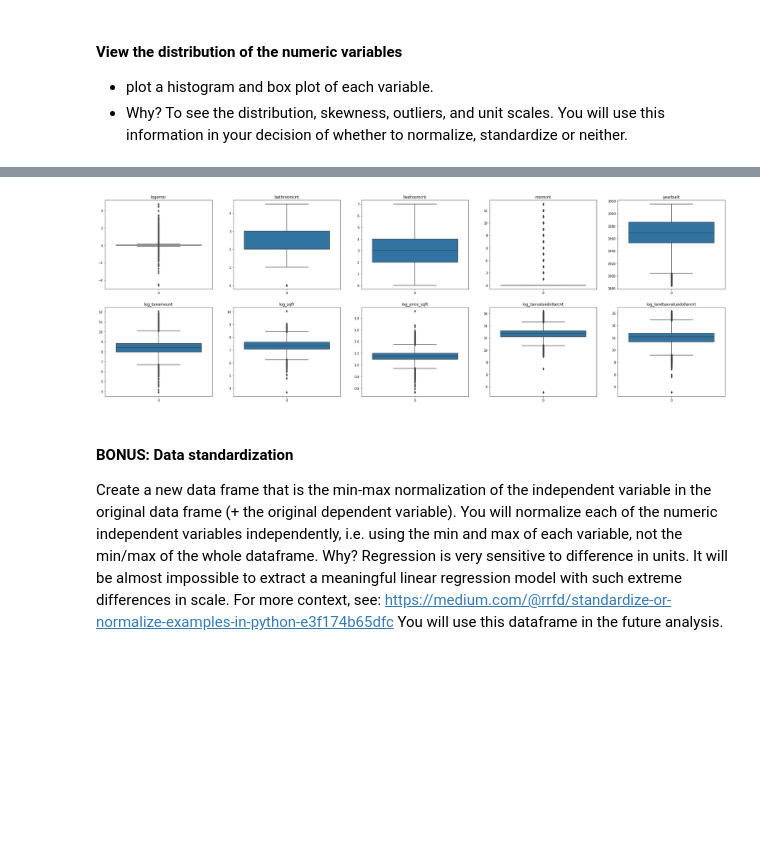
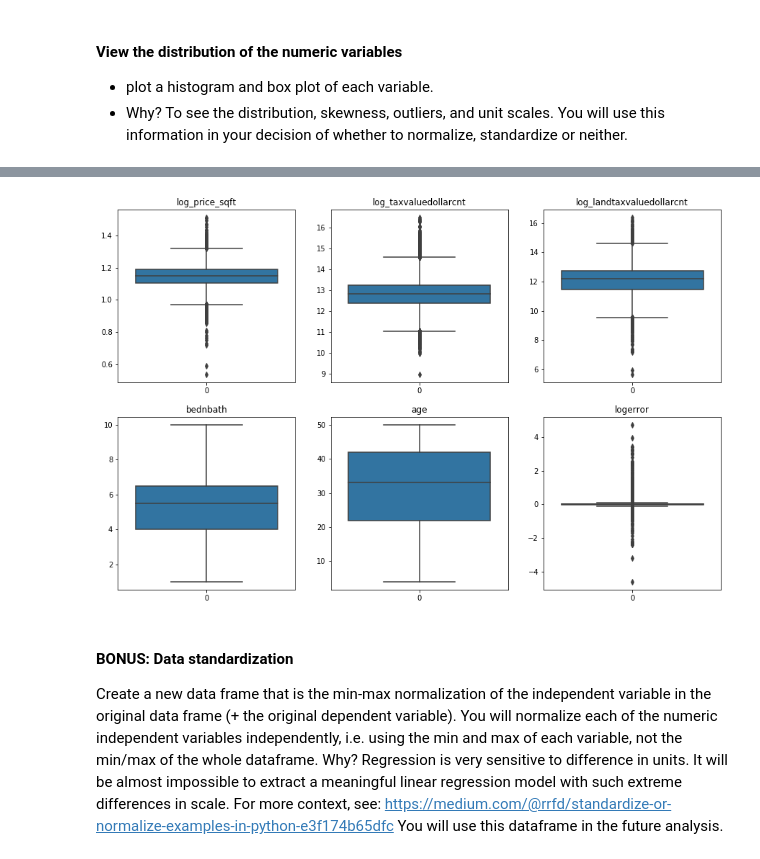
Before and after one commit to StevenGaris/codeup-ds-projects, a Jupyter notebook: Regression_Project_Steven_Garis.ipynb, the cells around one changed output, grey strips where cells are left out. Drawn from its saved outputs; the diff is of its cells as text; code cells hidden in the pictures; blank space fills up the shorter version.

```diff
--- a/Regression_Project_Steven_Garis.ipynb
+++ b/Regression_Project_Steven_Garis.ipynb
@@ -459,5 +497,4 @@ df_zillow.drop(df_zillow.loc[df_zillow['bedroomcnt']>=8].index, inplace=True)
 # %%
-# removing houses with 5 or more bathrooms, outliers
+# Trying newer houses only
 
-
-df_zillow.drop(df_zillow.loc[df_zillow['bathroomcnt']>=5].index, inplace=True)
+df_zillow.drop(df_zillow.loc[df_zillow['age']>50].index, inplace=True)
@@ -476,2 +501,8 @@ Name: bathroomcnt, dtype: float64
-# %%
-df_zillow = df_zillow.drop(81433)
+# %%
+df_zillow[['log_landtaxvaluedollarcnt']].sort_values('log_landtaxvaluedollarcnt').head()
+df_zillow.drop(index=14427, inplace=True)
+# %%
+# Huge outlier for price per sqft
+
+df_zillow[['log_price_sqft']].sort_values('log_price_sqft').tail()
+df_zillow.drop(index=81433, inplace=True)
@@ -482,15 +516,17 @@ df_zillow.shape
 # %%
-plt.figure(figsize=(35, 30))
+# Took out the houses with outliers in bedroom and bathroom count.
+
+plt.figure(figsize=(15, 15))
 
 
-for i, col in enumerate(colnames):
+for i, col in enumerate(x_vars + y_var):
     plot_number = i + 1
     series = df_zillow[col]
-    plt.subplot(5,5,plot_number)
+    plt.subplot(3,3,plot_number)
     plt.title(col)
     sns.boxplot(data=series)
 # %% [output]
-[figure, old version]
+[figure, new version]
 # %% [markdown]
 #### BONUS:  Data standardization
 Create a new data frame that is the min-max normalization of the independent variable in the original data frame (+ the original dependent variable). You will normalize each of the numeric independent variables independently, i.e. using the min and max of each variable, not the min/max of the whole dataframe. Why? Regression is very sensitive to difference in units. It will be almost impossible to extract a meaningful linear regression model with such extreme differences in scale. For more context, see: https://medium.com/@rrfd/standardize-or-normalize-examples-in-python-e3f174b65dfc
```
Also changed, not shown: parts of 75 cells of this notebook.
